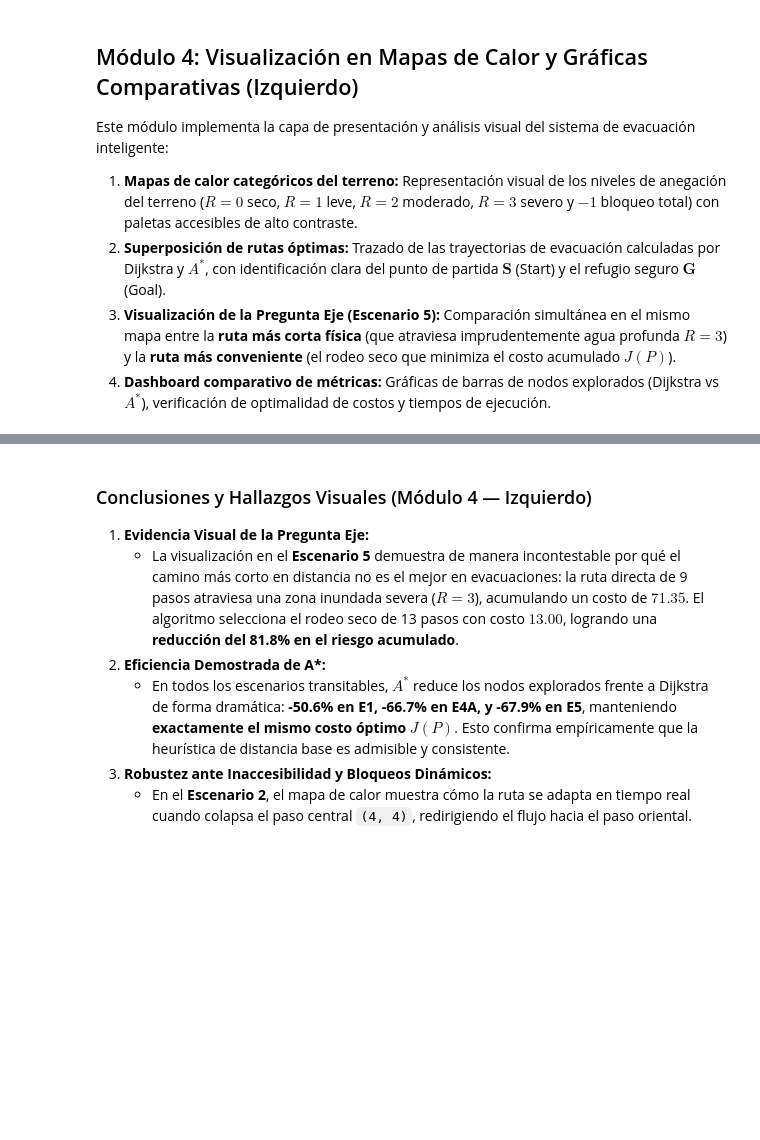
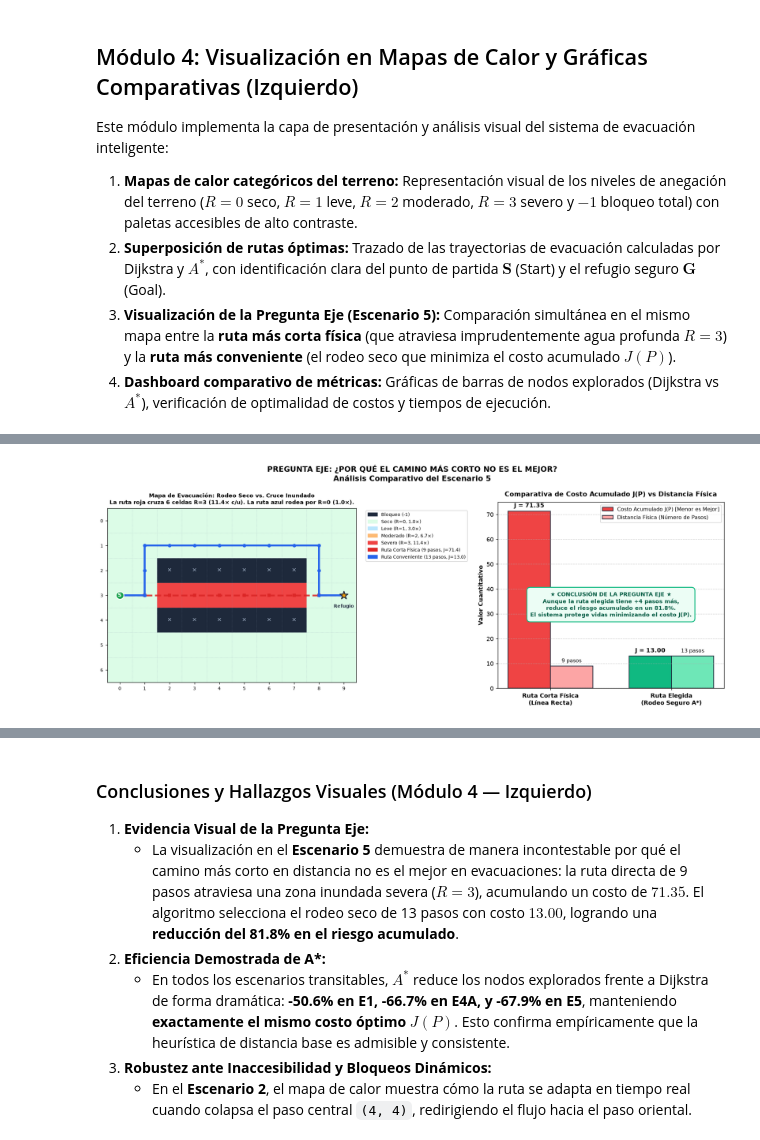
Before and after one commit to jesussastre-create/PRACTICA-DE-CLASE-2Cuando-el-camino-m-s-corto-no-es-el-mejor, a Jupyter notebook: modelado_terreno.ipynb, the cells around one changed output, grey strips where cells are left out. Saved outputs shown, nothing was run; the diff lists cells and outputs as text; code cells hidden in the pictures; blank space fills up the shorter version.

Commit message:
chore(notebook): guardar graficas pre-renderizadas en celdas 11-13 y corregir subtitulo de celda 12

```diff
--- a/modelado_terreno.ipynb
+++ b/modelado_terreno.ipynb
@@ -1063,14 +1065,14 @@ plot_grid_and_path(
     secondary_color="#DC2626",
     secondary_label=f"Ruta Corta Física ({cmp_e5['ruta_mas_corta_pasos']} pasos, J={cmp_e5['ruta_mas_corta_costo']:.1f})",
     title="Mapa de Evacuación: Rodeo Seco vs. Cruce Inundado",
-    subtitle="La ruta roja cruza 4 celdas R=3 (11.4× c/u). La ruta azul rodea por R=0 (1.0×).",
+    subtitle="La ruta roja cruza 6 celdas R=3 (11.4× c/u). La ruta azul rodea por R=0 (1.0×).",
     ax=ax_map,
     show_legend=True
 )
 
 # Panel 2: Comparativa cuantitativa de Costo vs Pasos
 nombres_rutas = ["Ruta Corta Física\n(Línea Recta)", "Ruta Elegida\n(Rodeo Seguro A*)"]
-pasos_valores = [cmp_e5["ruta_mas_corta_pasos pioneers" if "ruta_mas_corta_pasos pioneers" in cmp_e5 else "ruta_mas_corta_pasos"], cmp_e5["ruta_elegida_pasos"]]
+pasos_valores = [cmp_e5["ruta_mas_corta_pasos"], cmp_e5["ruta_elegida_pasos"]]
 costo_valores = [cmp_e5["ruta_mas_corta_costo"], cmp_e5["ruta_elegida_costo"]]
 
 x = np.arange(len(nombres_rutas))
@@ -1091,33 +1093,35 @@ ax_bar.legend(loc="upper right", fontsize=9)
 # Anotaciones numéricas sobre las barras
 for r in rects_cost:
     h = r.get_height()
     ax_bar.annotate(f"J = {h:.2f}",
                     xy=(r.get_x() + r.get_width() / 2, h),
                     xytext=(0, 4), textcoords="offset points",
                     ha="center", va="bottom", fontsize=10, fontweight="bold")
 
 for r in rects_step:
     h = r.get_height()
     ax_bar.annotate(f"{int(h)} pasos",
                     xy=(r.get_x() + r.get_width() / 2, h),
                     xytext=(0, 4), textcoords="offset points",
                     ha="center", va="bottom", fontsize=9)
 
 # Badge de ahorro de riesgo
 ahorro_pct = 100.0 * (1.0 - cmp_e5["ruta_elegida_costo"] / cmp_e5["ruta_mas_corta_costo"])
 ax_bar.text(
     0.5, 0.45,
     f"★ CONCLUSIÓN DE LA PREGUNTA EJE ★\n"
     f"Aunque la ruta elegida tiene +4 pasos más,\n"
     f"reduce el riesgo acumulado en un {ahorro_pct:.1f}%.\n"
     f"El sistema protege vidas minimizando el costo J(P).",
     transform=ax_bar.transAxes, ha="center", va="center",
     fontsize=9.5, fontweight="bold", color="#065F46",
     bbox=dict(boxstyle="round,pad=0.6", facecolor="#ECFDF5", edgecolor="#10B981", linewidth=1.5)
 )
 
 plt.tight_layout()
 plt.show()
+# %% [output]
+[figure, added]
 # %%
 # ==============================================================================
 # DASHBOARD DE RENDIMIENTO Y COMPARATIVA: DIJKSTRA VS A*
```
Also changed, not shown: parts of 3 cells of this notebook.
